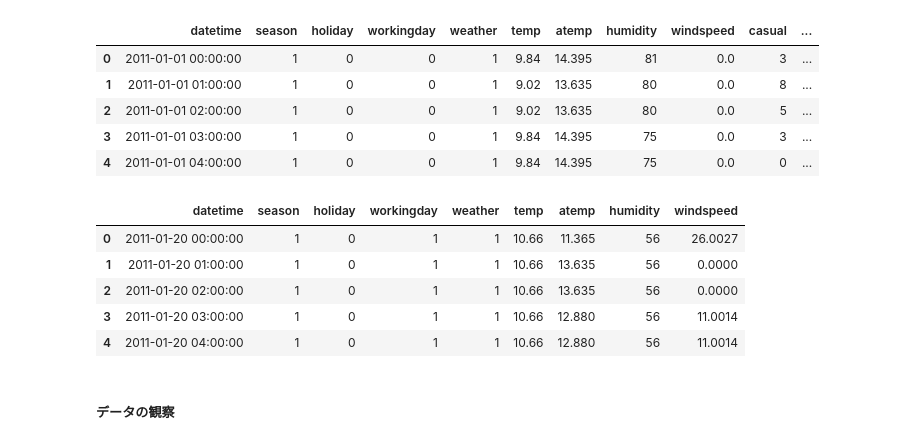
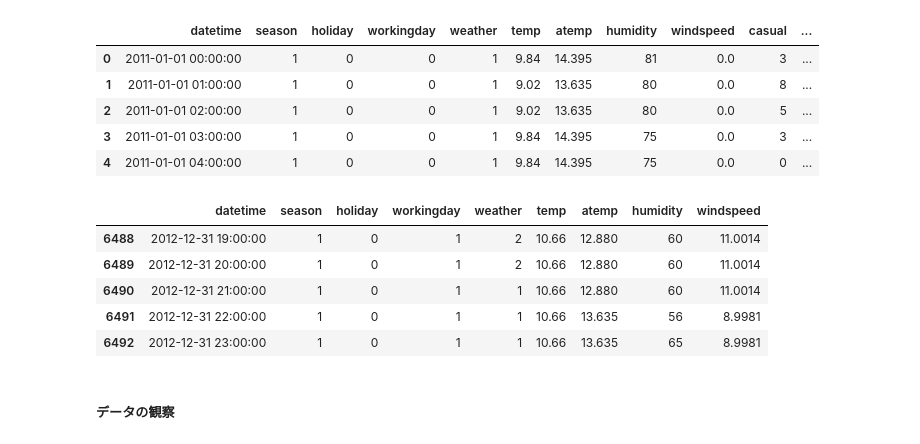
Before and after one commit to moka-coyg/datascience_groupwork, a Jupyter notebook: group8.ipynb, the cells around one changed output. Cells and saved outputs as stored; diff of their text form; code cells hidden in the pictures.

```diff
--- a/group8.ipynb
+++ b/group8.ipynb
@@ -34,11 +47,12 @@ train_data.head()
 # %%
 # テストデータの読み込み
 test_data = pd.read_csv("test.csv") # ファイル名とパスは各自で変更してください
-test_data.head()
+# test_data = pd.read_csv("/kaggle/input/bike-sharing-demand/test.csv") # kaggle用
+test_data.tail()
 # %% [output]
 |  | datetime | season | holiday | workingday | weather | temp | atemp | humidity | windspeed |
-| 0 | 2011-01-20 00:00:00 | 1 | 0 | 1 | 1 | 10.66 | 11.365 | 56 | 26.0027 |
-| 1 | 2011-01-20 01:00:00 | 1 | 0 | 1 | 1 | 10.66 | 13.635 | 56 | 0.0000 |
-| 2 | 2011-01-20 02:00:00 | 1 | 0 | 1 | 1 | 10.66 | 13.635 | 56 | 0.0000 |
-| 3 | 2011-01-20 03:00:00 | 1 | 0 | 1 | 1 | 10.66 | 12.880 | 56 | 11.0014 |
-| 4 | 2011-01-20 04:00:00 | 1 | 0 | 1 | 1 | 10.66 | 12.880 | 56 | 11.0014 |
+| 6488 | 2012-12-31 19:00:00 | 1 | 0 | 1 | 2 | 10.66 | 12.880 | 60 | 11.0014 |
+| 6489 | 2012-12-31 20:00:00 | 1 | 0 | 1 | 2 | 10.66 | 12.880 | 60 | 11.0014 |
+| 6490 | 2012-12-31 21:00:00 | 1 | 0 | 1 | 1 | 10.66 | 12.880 | 60 | 11.0014 |
+| 6491 | 2012-12-31 22:00:00 | 1 | 0 | 1 | 1 | 10.66 | 13.635 | 56 | 8.9981 |
+| 6492 | 2012-12-31 23:00:00 | 1 | 0 | 1 | 1 | 10.66 | 13.635 | 65 | 8.9981 |
```
Also changed, not shown: parts of 35 cells of this notebook, 1 other file.
